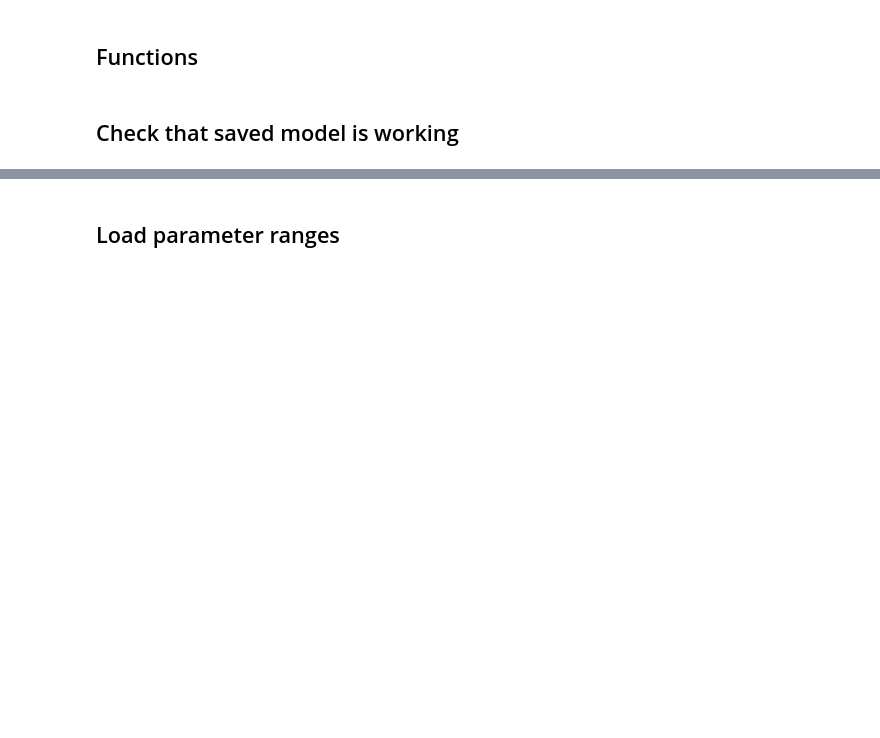
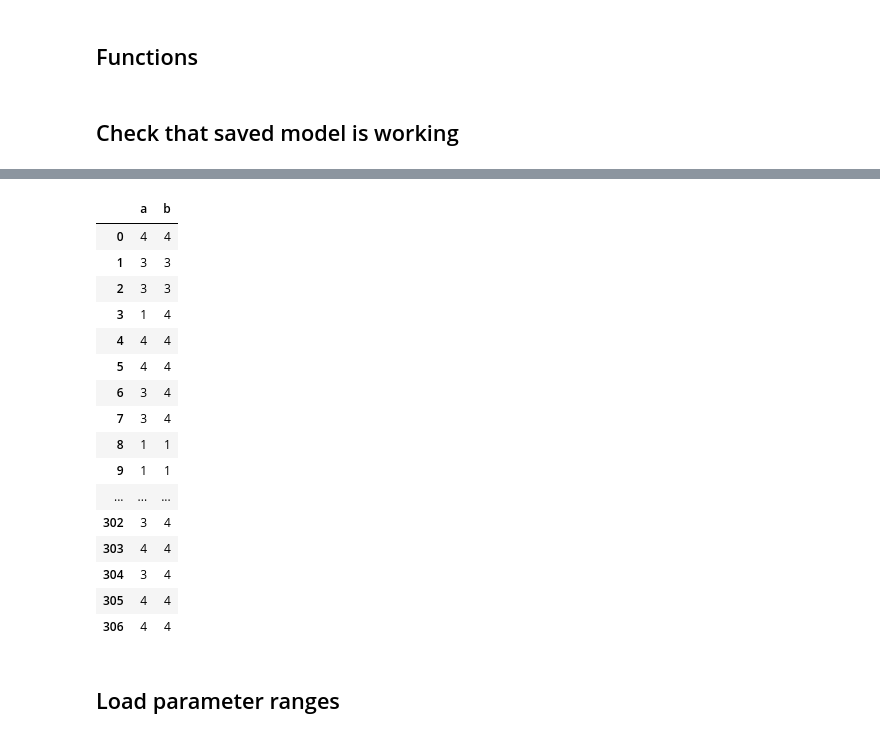
Before and after one commit to adamhb/california-fates, a Jupyter notebook: notebooks/ml_assissted_parameterization_selection_050224.ipynb, the cells around one changed output, grey strips where cells are left out. Cells and saved outputs as stored; diff of their text form; code cells hidden in the pictures; blank space fills up the shorter version.

```diff
--- a/notebooks/ml_assissted_parameterization_selection_050224.ipynb
+++ b/notebooks/ml_assissted_parameterization_selection_050224.ipynb
@@ -453,3 +544,23 @@ weighted avg       0.62      0.56      0.58       307
+# %%
+pd.DataFrame({'a':y_pred_a, 'b':y_pred_b})
+# %% [output]
+|  | a | b |
+| 0 | 4 | 4 |
+| 1 | 3 | 3 |
+| 2 | 3 | 3 |
+| 3 | 1 | 4 |
+| 4 | 4 | 4 |
+| 5 | 4 | 4 |
+| 6 | 3 | 4 |
+| 7 | 3 | 4 |
+| 8 | 1 | 1 |
+| 9 | 1 | 1 |
+| ... | ... | ... |
+| 302 | 3 | 4 |
+| 303 | 4 | 4 |
+| 304 | 3 | 4 |
+| 305 | 4 | 4 |
+| 306 | 4 | 4 |
 # %% [markdown]
 ## Load parameter ranges
 # %%
```
Also changed, not shown: parts of 11 cells of this notebook, 51 other files.
